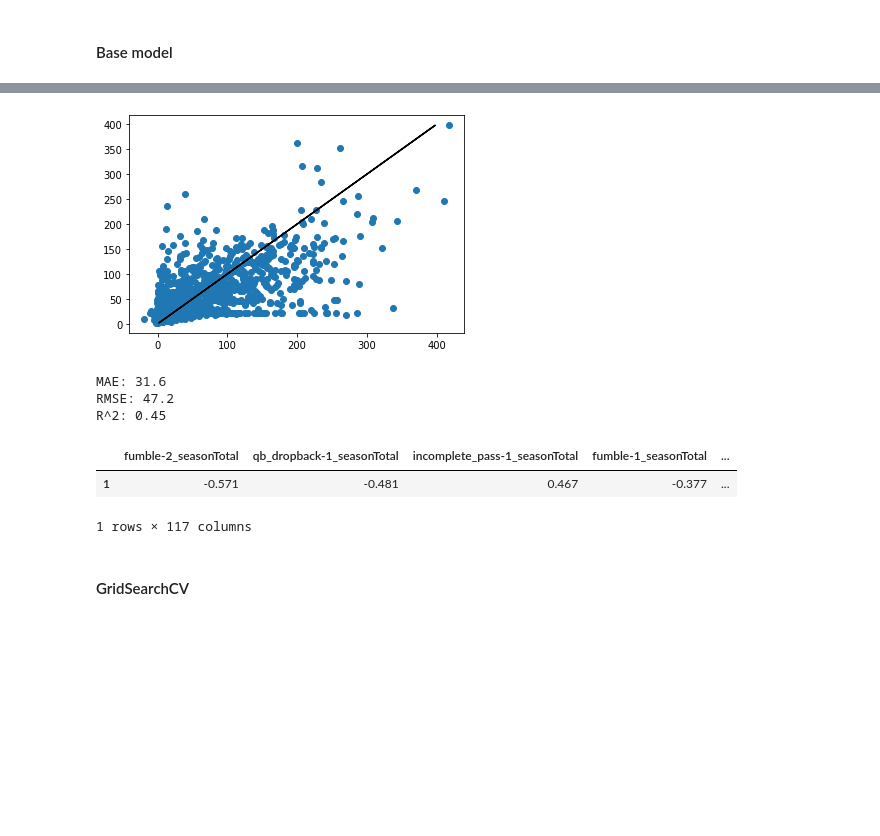
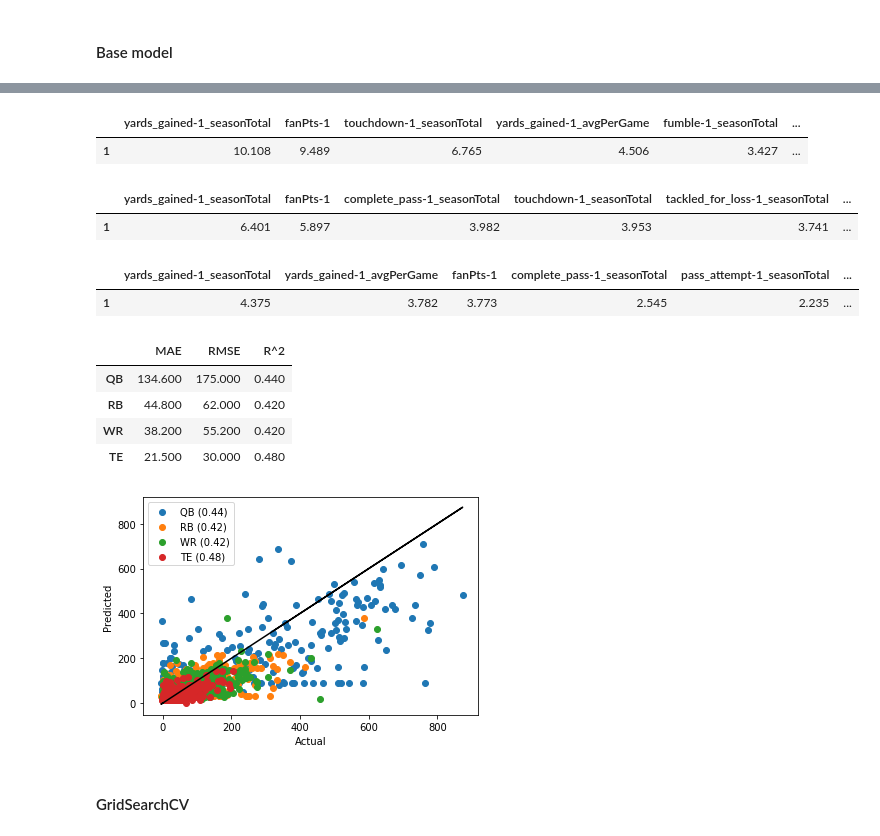
Before and after one commit to mrkawa/fantasyFootballML, a Jupyter notebook: 2_positionalModels/regression.ipynb, the cells around one changed output, grey strips where cells are left out. Saved outputs shown, nothing was run; the diff lists cells and outputs as text; code cells hidden in the pictures; blank space fills up the shorter version.

Commit message:
knn tweaks; regression with separate models

```diff
--- a/2_positionalModels/regression.ipynb
+++ b/2_positionalModels/regression.ipynb
@@ -96,12 +105,0 @@ R^2: 0.44
-# %%
-X_train, X_dev, y_train, y_dev = X_train_raw, X_dev_raw, y_train, y_dev
-
-m = linear_model.Ridge()
-m.fit(X_train,y_train)
-y_pred = m.predict(X_dev)
-
-printStats(y_dev, y_pred)
-
-coefs = pd.DataFrame([X_train.columns,m.coef_]).transpose()
-coefs = coefs.reindex(coefs[1].abs().sort_values(ascending=False).index).set_index(0).transpose()
-coefs
@@ -170,12 +168,0 @@ R^2: 0.46
-# %%
-X_train, X_dev, y_train, y_dev = X_train_raw, X_dev_raw, y_train, y_dev
-
-m = linear_model.Lasso()
-m.fit(X_train,y_train)
-y_pred = m.predict(X_dev)
-
-printStats(y_dev, y_pred)
-
-coefs = pd.DataFrame([X_train.columns,m.coef_]).transpose()
-coefs = coefs.reindex(coefs[1].abs().sort_values(ascending=False).index).set_index(0).transpose()
-coefs
@@ -343,15 +171,14 @@ R^2: 0.45
 # %% [markdown]
 #### Base model
 # %%
-X_train, X_dev, y_train, y_dev = X_train_raw, X_dev_raw, y_train, y_dev
+y_pred = {}
+for pos in positions:
+    m = linear_model.ElasticNet()
+    m.fit(X_train[pos],y_train[pos])
+    y_pred[pos] = m.predict(X_dev[pos])
 
-m = linear_model.ElasticNet()
-m.fit(X_train,y_train)
-y_pred = m.predict(X_dev)
+    coefs = pd.DataFrame([X_train[pos].columns,m.coef_]).transpose()
+    display(coefs.reindex(coefs[1].abs().sort_values(ascending=False).index).set_index(0).transpose())
 
 printStats(y_dev, y_pred)
-
-coefs = pd.DataFrame([X_train.columns,m.coef_]).transpose()
-coefs = coefs.reindex(coefs[1].abs().sort_values(ascending=False).index).set_index(0).transpose()
-coefs
 # %% [output]
@@ -358,10 +187,15 @@ coefs
+|  | yards_gained-1_seasonTotal | fanPts-1 | touchdown-1_seasonTotal | yards_gained-1_avgPerGame | fumble-1_seasonTotal | ... |
+| 1 | 10.108 | 9.489 | 6.765 | 4.506 | 3.427 | ... |
+|  | yards_gained-1_seasonTotal | fanPts-1 | complete_pass-1_seasonTotal | touchdown-1_seasonTotal | tackled_for_loss-1_seasonTotal | ... |
+| 1 | 6.401 | 5.897 | 3.982 | 3.953 | 3.741 | ... |
+|  | yards_gained-1_seasonTotal | yards_gained-1_avgPerGame | fanPts-1 | complete_pass-1_seasonTotal | pass_attempt-1_seasonTotal | ... |
+| 1 | 4.375 | 3.782 | 3.773 | 2.545 | 2.235 | ... |
+|  | MAE | RMSE | R^2 |
+| QB | 134.600 | 175.000 | 0.440 |
+| RB | 44.800 | 62.000 | 0.420 |
+| WR | 38.200 | 55.200 | 0.420 |
+| TE | 21.500 | 30.000 | 0.480 |
-[figure, old version]
+[figure, new version]
-MAE: 31.6
-RMSE: 47.2
-R^2: 0.45
-|  | fumble-2_seasonTotal | qb_dropback-1_seasonTotal | incomplete_pass-1_seasonTotal | fumble-1_seasonTotal | ... |
-| 1 | -0.571 | -0.481 | 0.467 | -0.377 | ... |
-1 rows × 117 columns
 # %% [markdown]
 #### GridSearchCV
 # %%
```
Also changed, not shown: parts of 45 cells of this notebook, 1 other file.
